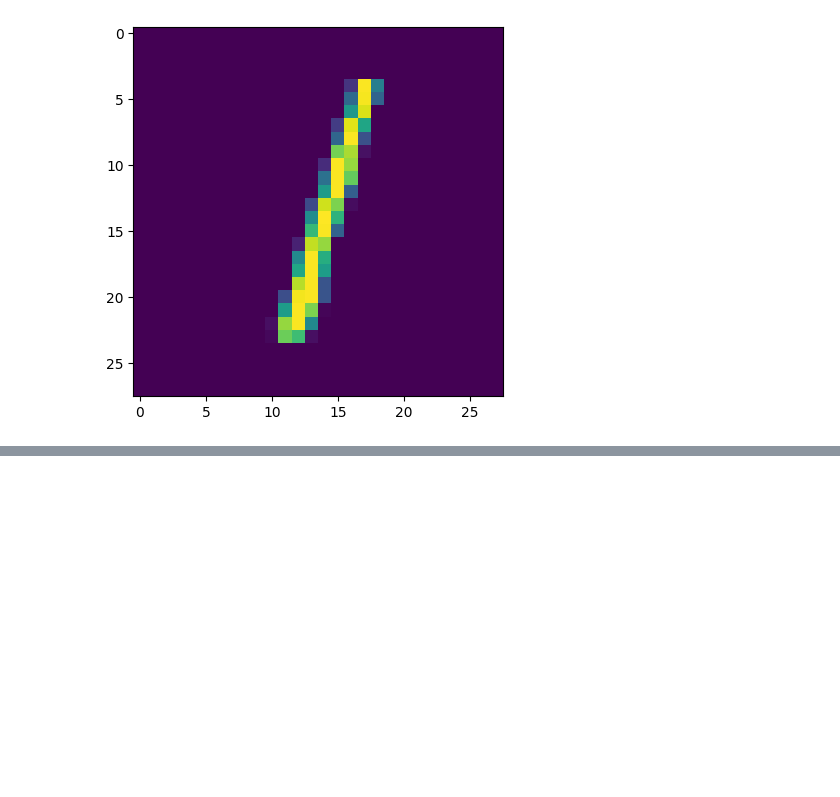
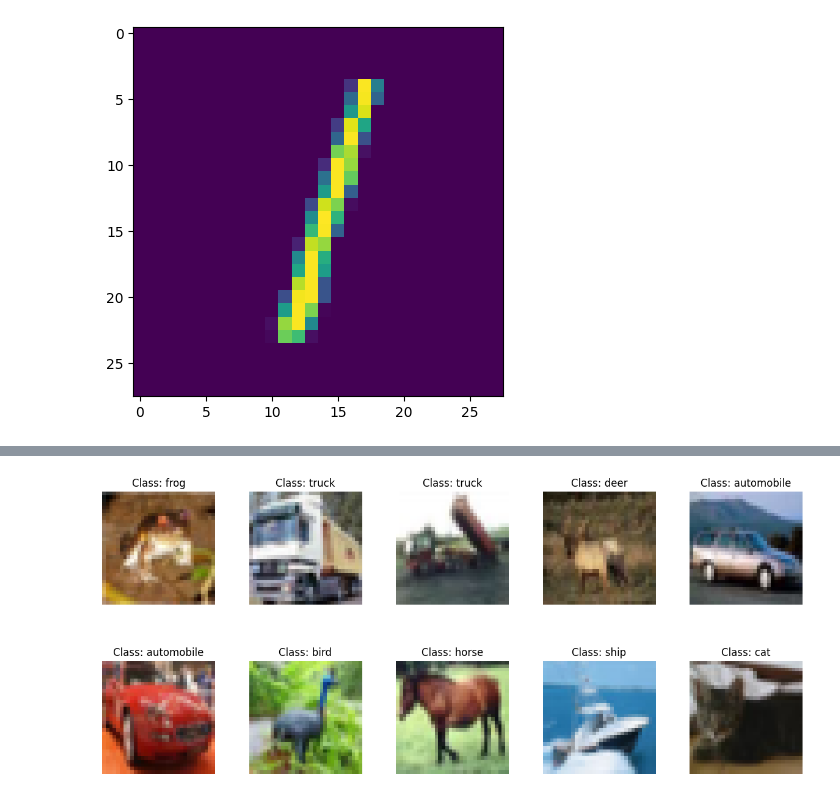
Before and after one commit to ThanhTruc297PRJ/TH_DLN, a Jupyter notebook: Buoi3.ipynb, the cells around one changed output, grey strips where cells are left out. Drawn from its saved outputs; the diff is of its cells as text; code cells hidden in the pictures; blank space fills up the shorter version.

```diff
--- a/Buoi3.ipynb
+++ b/Buoi3.ipynb
@@ -191,0 +202,18 @@ plt.show()
+# %%
+# Tải bộ dữ liệu CIFAR10 có sẵn
+(X_train, y_train), (X_test, y_test) = keras.datasets.cifar10.load_data()
+
+# Chuẩn hóa dữ liệu ảnh về khoảng [0, 1]
+X_train = X_train.astype("float32") / 255
+X_test = X_test.astype("float32") / 255
+
+# Định nghĩa các tham số
+num_classes = 10
+input_shape = (32, 32, 3) # Ảnh màu 32x32 với 3 kênh màu (RGB)
+
+# Chuyển đổi nhãn sang One-hot vector
+y_train = keras.utils.to_categorical(y_train, num_classes)
+y_test = keras.utils.to_categorical(y_test, num_classes)
+
+print("Kích thước X_train:", X_train.shape)
+print("Kích thước y_train:", y_train.shape)
@@ -191,0 +225,15 @@ plt.show()
+# %%
+# Danh sách các nhãn tương ứng theo mô tả của đề bài
+class_names = ['airplane', 'automobile', 'bird', 'cat', 'deer', 'dog', 'frog', 'horse', 'ship', 'truck']
+
+fig, axes = plt.subplots(nrows=2, ncols=5, figsize=(15, 6))
+ax = axes.ravel()
+for i in range(10):
+    ax[i].imshow(X_train[i]) # Không cần .reshape vì ảnh đã sẵn dạng (32,32,3)
+    label_index = np.argmax(y_train[i])
+    ax[i].title.set_text(f'Class: {class_names[label_index]}')
+    ax[i].axis('off')
+plt.subplots_adjust(hspace=0.5)
+plt.show()
+# %% [output]
+[figure, added]
```
Also changed, not shown: parts of 14 cells of this notebook.
